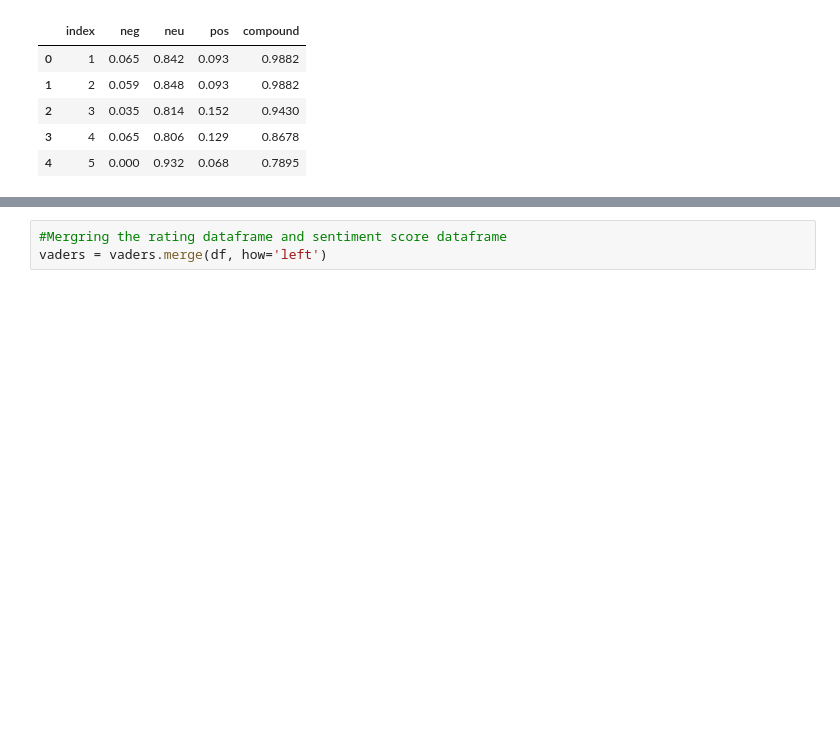
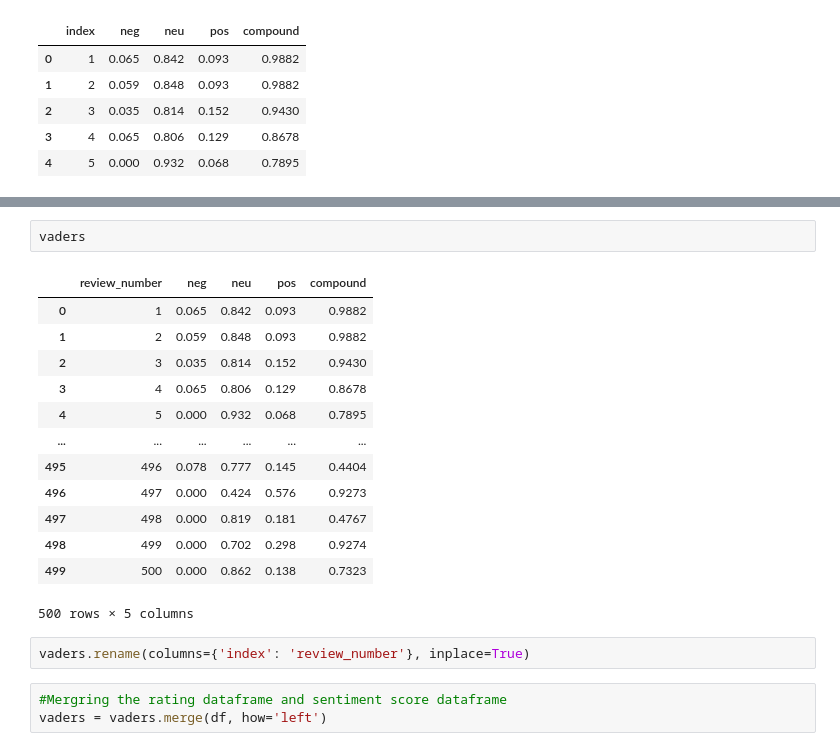
Before and after one commit to rohan0912/Sentiment-Analysis-of-Amazon-Product-Reviews, a Jupyter notebook: Amazon_Product_Review.ipynb, the cells around one changed output, grey strips where cells are left out. Saved outputs shown, nothing was run; the diff lists cells and outputs as text; blank space fills up the shorter version.

```diff
--- a/Amazon_Product_Review.ipynb
+++ b/Amazon_Product_Review.ipynb
@@ -254,3 +198,21 @@ vaders
+# %%
+vaders
+# %% [output]
+|  | review_number | neg | neu | pos | compound |
+| 0 | 1 | 0.065 | 0.842 | 0.093 | 0.9882 |
+| 1 | 2 | 0.059 | 0.848 | 0.093 | 0.9882 |
+| 2 | 3 | 0.035 | 0.814 | 0.152 | 0.9430 |
+| 3 | 4 | 0.065 | 0.806 | 0.129 | 0.8678 |
+| 4 | 5 | 0.000 | 0.932 | 0.068 | 0.7895 |
+| ... | ... | ... | ... | ... | ... |
+| 495 | 496 | 0.078 | 0.777 | 0.145 | 0.4404 |
+| 496 | 497 | 0.000 | 0.424 | 0.576 | 0.9273 |
+| 497 | 498 | 0.000 | 0.819 | 0.181 | 0.4767 |
+| 498 | 499 | 0.000 | 0.702 | 0.298 | 0.9274 |
+| 499 | 500 | 0.000 | 0.862 | 0.138 | 0.7323 |
+500 rows × 5 columns
+# %%
+vaders.rename(columns={'index': 'review_number'}, inplace=True)
 # %%
 #Mergring the rating dataframe and sentiment score dataframe
 vaders = vaders.merge(df, how='left')
```
Also changed, not shown: parts of 12 cells of this notebook.
